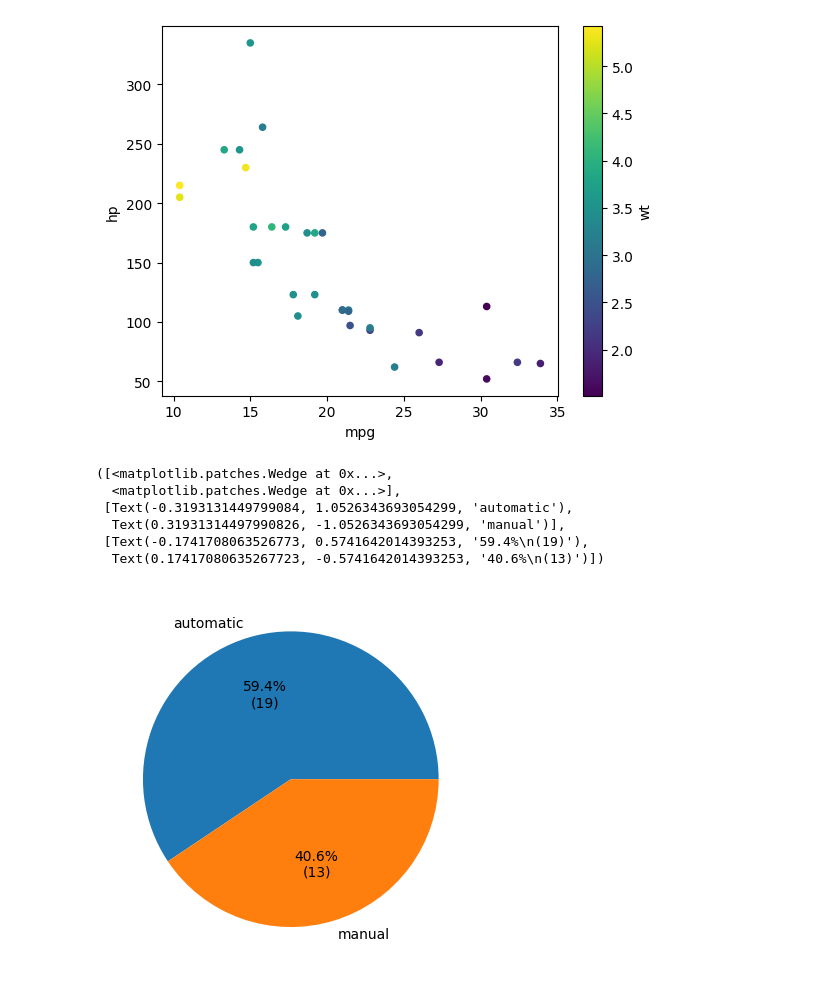
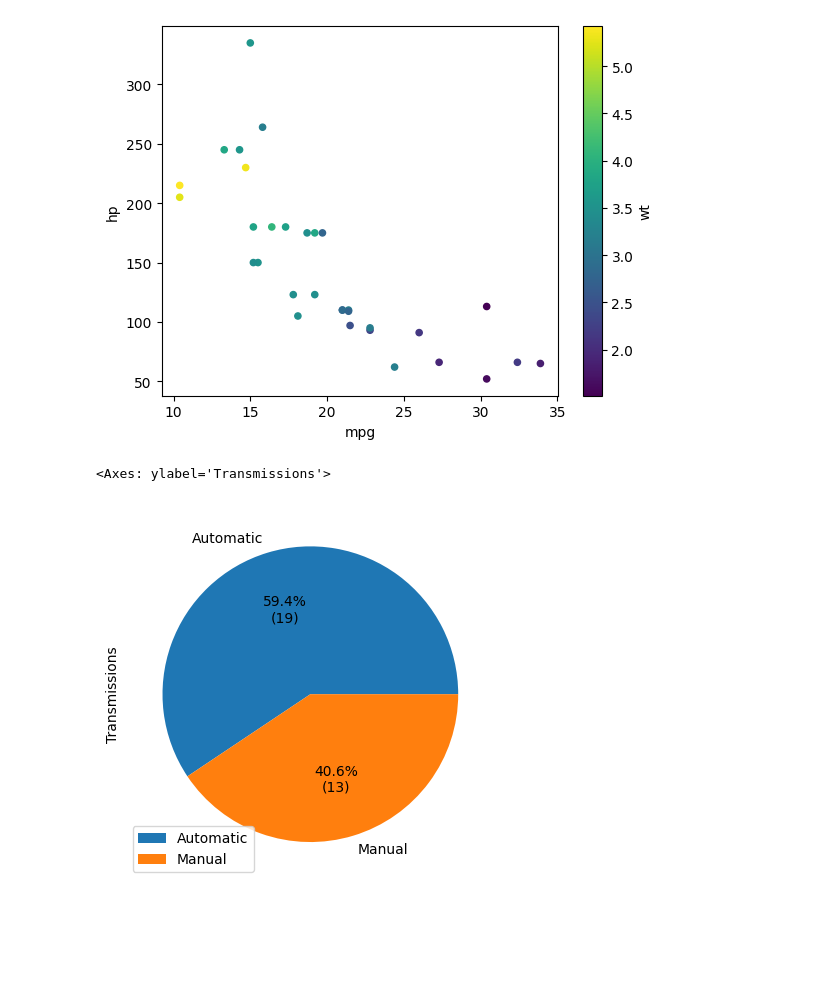
Before and after one commit to alexrbrett/is_4487, a Jupyter notebook: Labs/Scripts/lab1_python_intro.ipynb, the cells around one changed output. Drawn from its saved outputs; the diff is of its cells as text; code cells hidden in the pictures; blank space fills up the shorter version.

```diff
--- a/Labs/Scripts/lab1_python_intro.ipynb
+++ b/Labs/Scripts/lab1_python_intro.ipynb
@@ -195,24 +195,19 @@ df.plot.scatter(x='mpg',y='hp',c='wt')
 # %%
 #Your code goes here
 # s = df["am"].value_counts()
 # s.plot.pie(labels=(s[0], s[1]))
 #https://stackoverflow.com/a/71515035/2901002
 def autopct_format(values):
         def my_format(pct):
             total = sum(values)
             val = int(round(pct*total/100.0))
             return '{:.1f}%\n({v:d})'.format(pct, v=val)
         return my_format
 
 s = df['am'].value_counts()
-mpl.pyplot.pie(s,labels = ('automatic', 'manual'), autopct=autopct_format(s))
+#mpl.pyplot.pie(s,labels = ('automatic', 'manual'), autopct=autopct_format(s))
 #pandas only alternative
-#s.plot.pie(autopct=autopct_format(s))
+s.plot.pie(autopct=autopct_format(s), ylabel="Transmissions", labels=("Automatic", "Manual"), legend=True)
 # %% [output]
-([<matplotlib.patches.Wedge at 0x...>,
-  <matplotlib.patches.Wedge at 0x...>],
- [Text(-0.3193131449799084, 1.0526343693054299, 'automatic'),
-  Text(0.31931314497990826, -1.0526343693054299, 'manual')],
- [Text(-0.1741708063526773, 0.5741642014393253, '59.4%\n(19)'),
-  Text(0.17417080635267723, -0.5741642014393253, '40.6%\n(13)')])
+<Axes: ylabel='Transmissions'>
-[figure, old version]
+[figure, new version]
```
